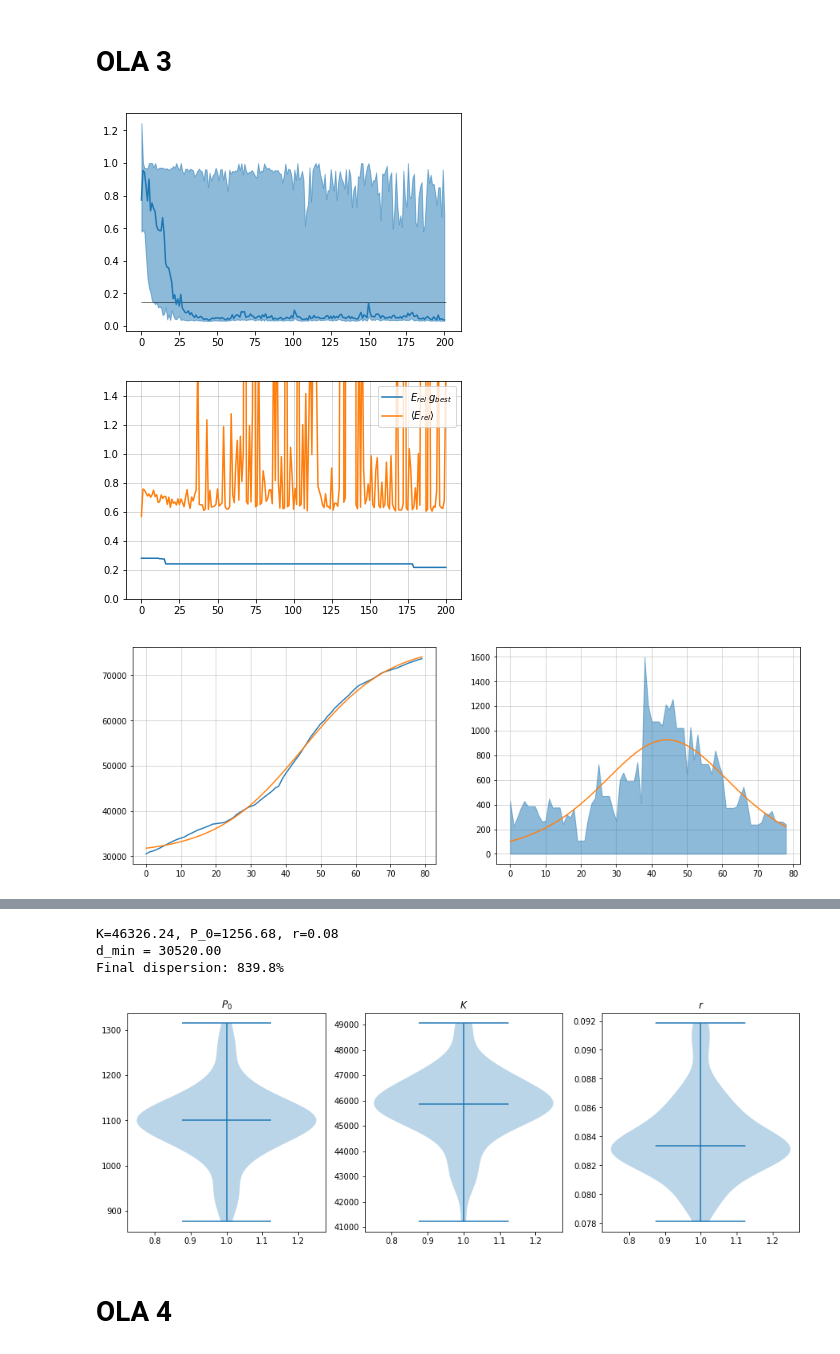
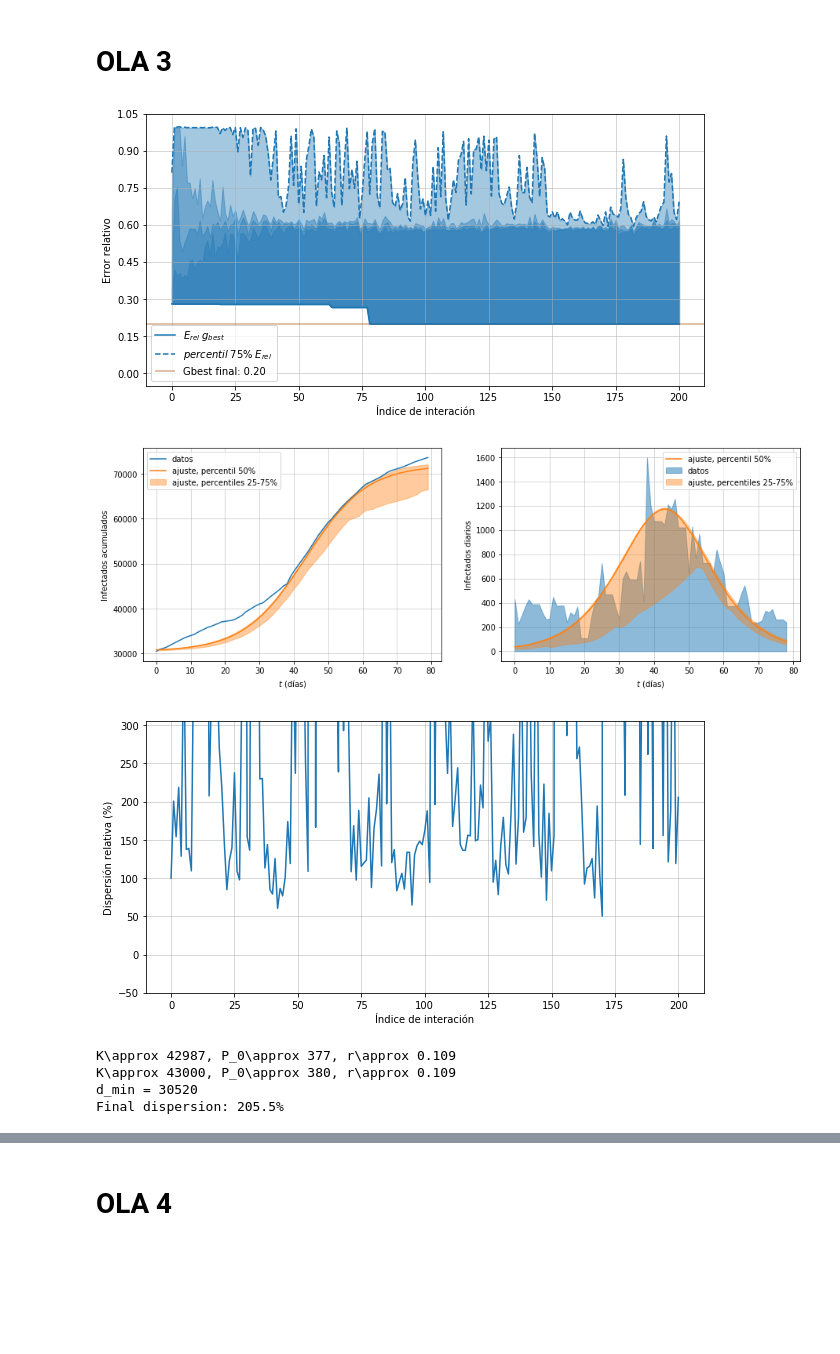
Before and after one commit to RubenIbarrondo/pso, a Jupyter notebook: Ajuste_covid.ipynb, the cells around one changed output, grey strips where cells are left out. Drawn from its saved outputs; the diff is of its cells as text; code cells hidden in the pictures; blank space fills up the shorter version.

```diff
--- a/Ajuste_covid.ipynb
+++ b/Ajuste_covid.ipynb
@@ -223,21 +267,23 @@ Final dispersion: 2850.4%
 data = np.array(pd.read_csv('covid_aragon_ola_3')['PCR'])
 errevol, x, x0, X = covid_rr_pso.fit_covid_wave(data, max_iter=200, test_number=20, nparticles=100, tol=0.15)
 # %%
-plot_fitness(errevol, "ola3")
+plot_convergence(data, X, "ola3")
 
-plot_convergence(data, X)
-
-plot_waves(data, x0, "ola3")
+#plot_waves(data, x0, "ola3")
+plot_prediction(data, x, 0, "ola3")
 
 plot_dispersion(X, "ola3")
 
-print("K={:.2f}, P_0={:.2f}, r={:.2f}".format(*x0))
-print("d_min = {:.2f}".format(np.min(data)))
+print_parameters(data, x0, x)
 
 print_final_dispersion(X)
 
 plot_parameters(x, "ola3")
 # %% [output]
-[figure, old version]
+[figure, new version]
-[figure, old version]
+[figure, new version]
-[figure, old version]
+[figure, new version]
+K\approx 42987, P_0\approx 377, r\approx 0.109
+K\approx 43000, P_0\approx 380, r\approx 0.109
+d_min = 30520
+Final dispersion: 205.5%
@@ -245,7 +291,3 @@ plot_parameters(x, "ola3")
-K=46326.24, P_0=1256.68, r=0.08
-d_min = 30520.00
-Final dispersion: 839.8%
-[figure, removed]
 # %% [markdown]
 # OLA 4
 # %%
```
Also changed, not shown: parts of 6 cells of this notebook, 1 other file.
